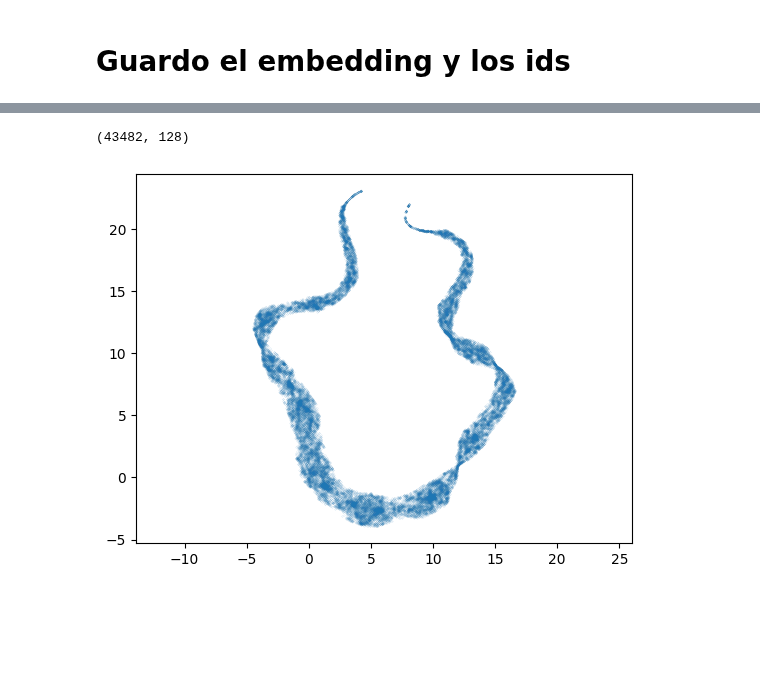
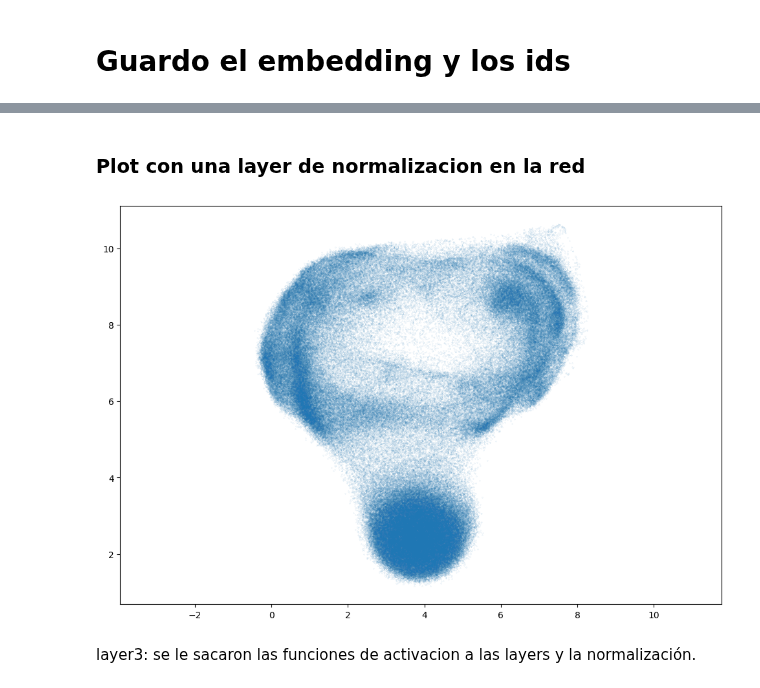
Before and after one commit to argelignacio/TRABAJO-PROFESIONAL-7599-, a Jupyter notebook: clustering/embedders/custom_embedder.ipynb, the cells around one changed output, grey strips where cells are left out. Cells and saved outputs as stored; diff of their text form; code cells hidden in the pictures; blank space fills up the shorter version.

Commit message:
avances en el embedding

```diff
--- a/clustering/embedders/custom_embedder.ipynb
+++ b/clustering/embedders/custom_embedder.ipynb
@@ -265,4 +266,0 @@ array([[[ 0.13687825, -0.06759278, -0.06999955, ..., -0.05418931,
-# %%
-embedding_matrix[0].shape
-# %% [output]
-(43482, 128)
@@ -272,7 +267,13 @@ embedding = umap.UMAP(n_components=2).fit(embedding_matrix[0])
+# %% [markdown]
+### Plot con una layer de normalizacion en la red
 # %%
 import matplotlib.pyplot as plt
+
+plt.figure(figsize=(12,8))
 plt.scatter(embedding.embedding_[:, 0], embedding.embedding_[:, 1], alpha=0.4, s=0.02)
 plt.gca().set_aspect('equal', 'datalim')
 plt.show()
 # %% [output]
-[figure, old version]
+[figure, new version]
+# %% [markdown]
+layer3: se le sacaron las funciones de activacion a las layers y la normalización.
```
Also changed, not shown: parts of 17 cells of this notebook.
